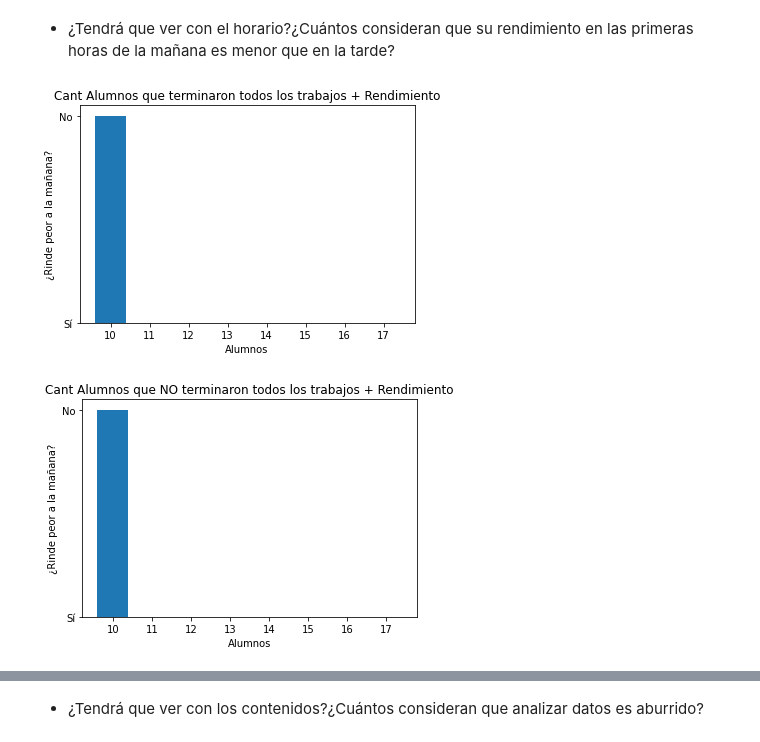
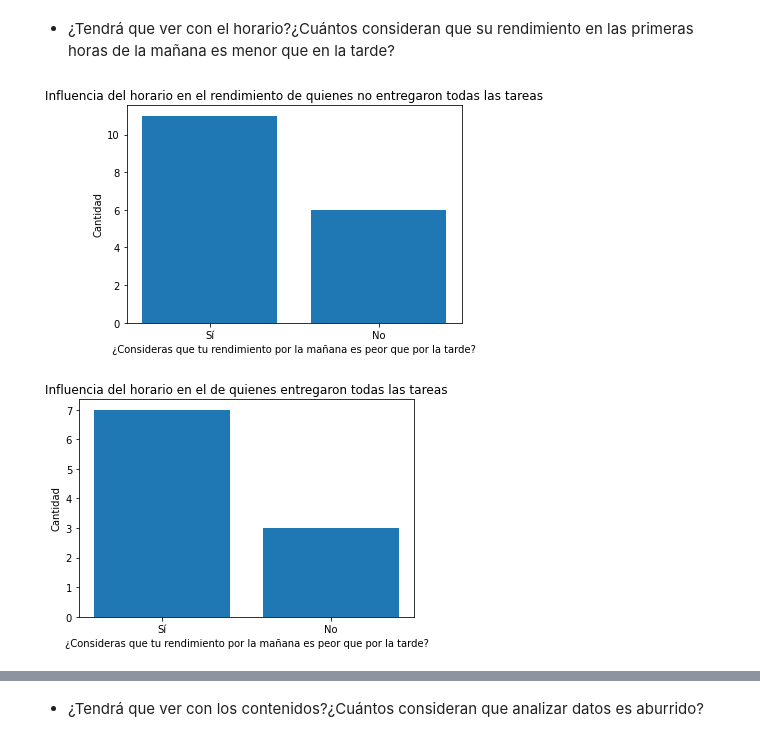
Before and after one commit to sofiaPalavecino/Sofia-Palavecino, a Jupyter notebook: 1011/notebooks/1011.ipynb, the cells around one changed output, grey strips where cells are left out. Cells and saved outputs as stored; diff of their text form; code cells hidden in the pictures.

```diff
--- a/1011/notebooks/1011.ipynb
+++ b/1011/notebooks/1011.ipynb
@@ -68,24 +68,27 @@ plt.show()
 ##### Analizando los tres cuadros podemos llegar a la conclusión de que el gusto por python afectó en la entrega de trabajos.
 # %% [markdown]
 - ¿Tendrá que ver con el horario?¿Cuántos consideran que su rendimiento en las primeras horas de la mañana es menor que en la tarde?
-# %%
-TTY = rtas['¿Pudo entregar todos los trabajos de la materia?']=='Sí'
-TTN = rtas['¿Pudo entregar todos los trabajos de la materia?']=='No'
-
-terminarTrabajosSi = TTY.value_counts().tolist()
-terminarTrabajosNo = TTN.value_counts().tolist()
-rendimiento = rtas["¿Consideras que tu rendimiento por la mañana es peor que por la tarde?"].unique()
-plt.bar(terminarTrabajosSi,rendimiento)
-plt.title('Cant Alumnos que terminaron todos los trabajos + Rendimiento')
-plt.xlabel('Alumnos')
-plt.ylabel('¿Rinde peor a la mañana?')
-plt.show()
-
-plt.bar(terminarTrabajosNo,rendimiento)
-plt.title('Cant Alumnos que NO terminaron todos los trabajos + Rendimiento')
-plt.xlabel('Alumnos')
-plt.ylabel('¿Rinde peor a la mañana?')
-plt.show()
-# %% [output]
-[figure, removed]
-[figure, removed]
+# %%
+cantidad = rtas['¿Pudo entregar todos los trabajos de la materia?'].value_counts().tolist()
+rendimiento = rtas["¿Consideras que tu rendimiento por la mañana es peor que por la tarde?"].unique()
+
+TTN=rtas[rtas["¿Pudo entregar todos los trabajos de la materia?"]=="No"]
+TTY=rtas[rtas["¿Pudo entregar todos los trabajos de la materia?"]=="Sí"]
+
+cantN=TTN["¿Consideras que tu rendimiento por la mañana es peor que por la tarde?"].value_counts().tolist()
+cantY=TTY["¿Consideras que tu rendimiento por la mañana es peor que por la tarde?"].value_counts().tolist()
+
+plt.bar(rendimiento,cantN)
+plt.title('Influencia del horario en el rendimiento de quienes no entregaron todas las tareas')
+plt.xlabel('¿Consideras que tu rendimiento por la mañana es peor que por la tarde?')
+plt.ylabel('Cantidad')
+plt.show()
+
+plt.bar(rendimiento,cantY)
+plt.title('Influencia del horario en el de quienes entregaron todas las tareas')
+plt.xlabel('¿Consideras que tu rendimiento por la mañana es peor que por la tarde?')
+plt.ylabel('Cantidad')
+plt.show()
+# %% [output]
+[figure, added]
+[figure, added]
```
Also changed, not shown: parts of 4 cells of this notebook.
